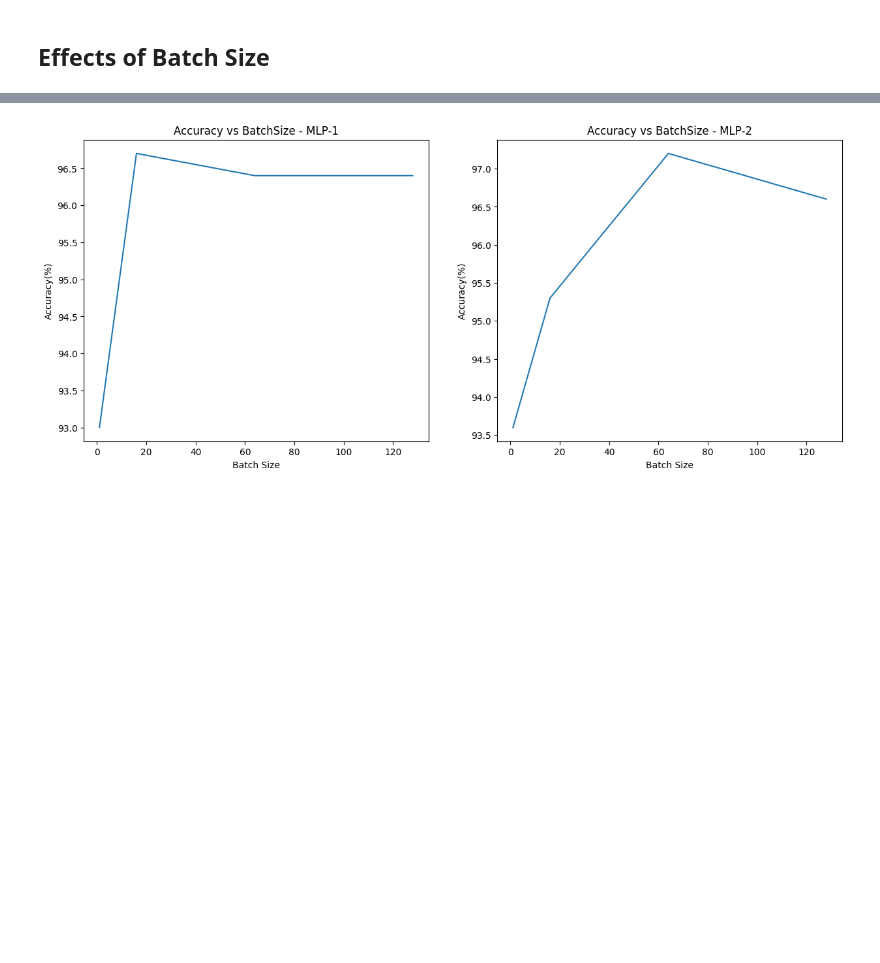
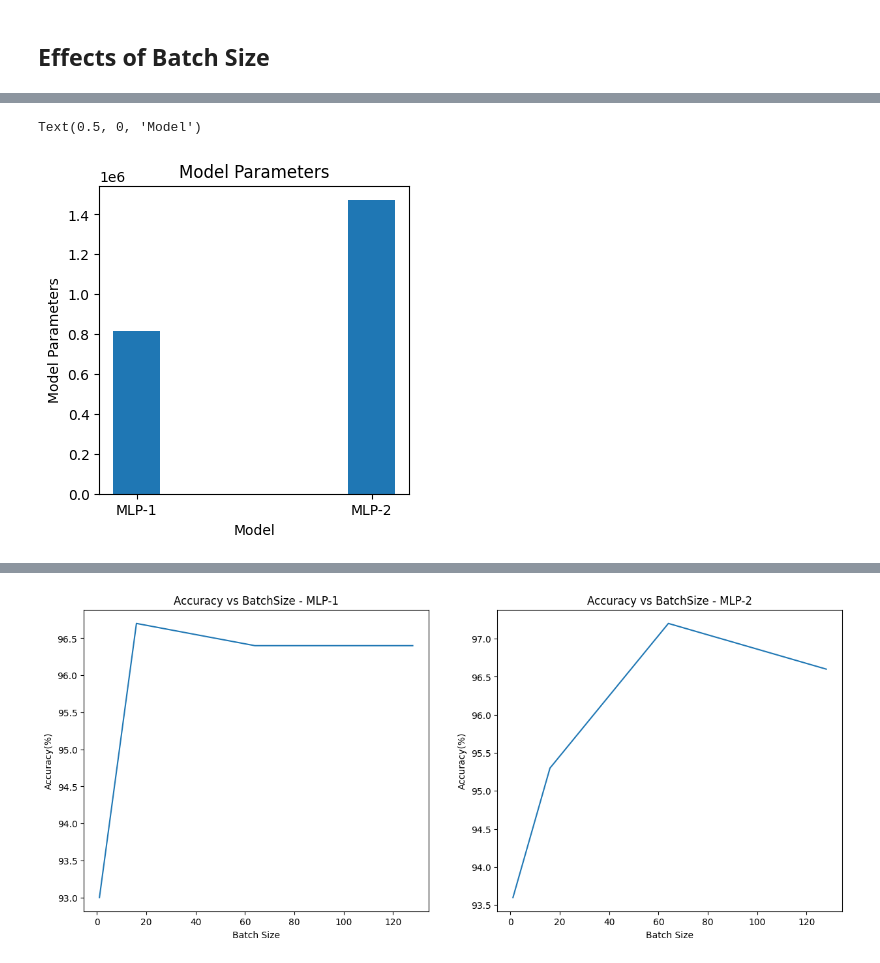
Before and after one commit to gouherdanish/mnist_classification, a Jupyter notebook: study.ipynb, the cells around one changed output, grey strips where cells are left out. Cells and saved outputs as stored; diff of their text form; code cells hidden in the pictures; blank space fills up the shorter version.

```diff
--- a/study.ipynb
+++ b/study.ipynb
@@ -138,0 +155,9 @@ df
+# %%
+fig = plt.figure(figsize=(4,4))
+plt.bar(df0['Model'],df0['Parameters'],width=0.2)
+plt.title('Model Parameters')
+plt.ylabel('Model Parameters')
+plt.xlabel('Model')
+# %% [output]
+Text(0.5, 0, 'Model')
+[figure, added]
```
Also changed, not shown: parts of 3 cells of this notebook.
